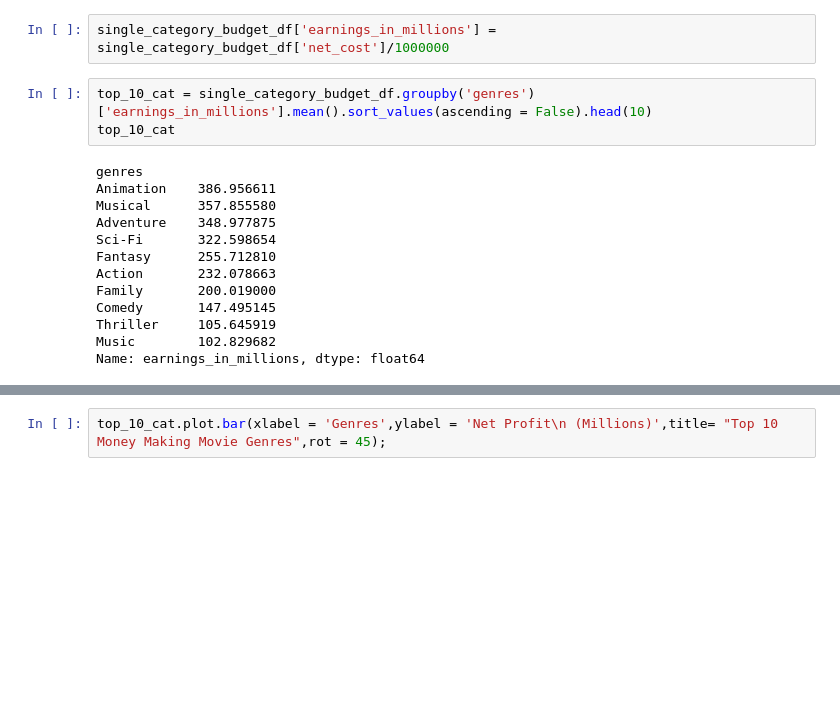
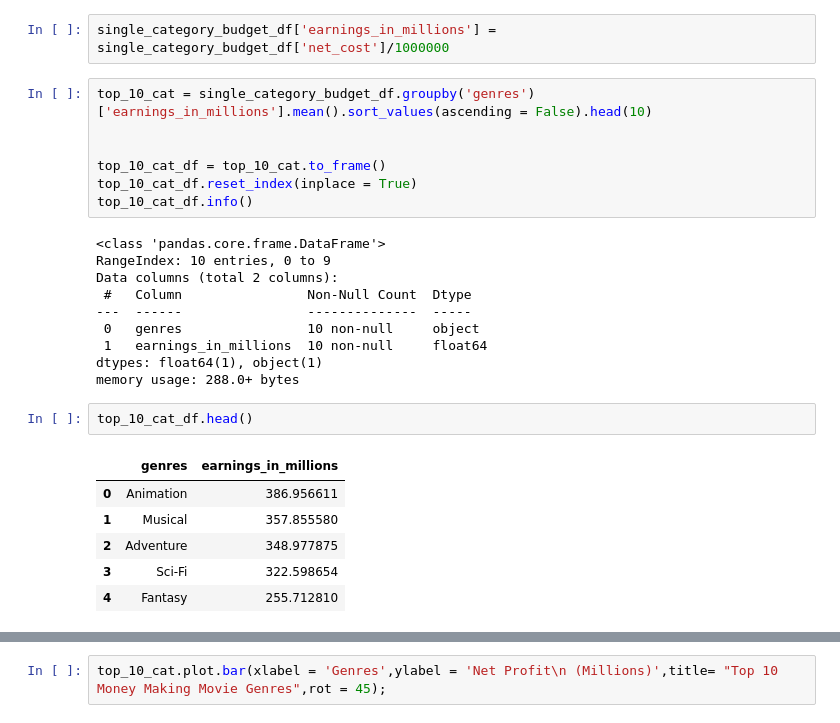
Before and after one commit to iansharff/microsoft_movies, a Jupyter notebook: individuals/eddie/Lin_E_data.ipynb, the cells around one changed output, grey strips where cells are left out. Drawn from its saved outputs; the diff is of its cells as text; blank space fills up the shorter version.

```diff
--- a/individuals/eddie/Lin_E_data.ipynb
+++ b/individuals/eddie/Lin_E_data.ipynb
@@ -143,17 +145,27 @@ single_category_budget_df.groupby('genres').count()
 single_category_budget_df['earnings_in_millions'] = single_category_budget_df['net_cost']/1000000
 # %%
 top_10_cat = single_category_budget_df.groupby('genres')['earnings_in_millions'].mean().sort_values(ascending = False).head(10)
-top_10_cat
+
+
+top_10_cat_df = top_10_cat.to_frame()
+top_10_cat_df.reset_index(inplace = True)
+top_10_cat_df.info()
 # %% [output]
-genres
-Animation    386.956611
-Musical      357.855580
-Adventure    348.977875
-Sci-Fi       322.598654
-Fantasy      255.712810
-Action       232.078663
-Family       200.019000
-Comedy       147.495145
-Thriller     105.645919
-Music        102.829682
-Name: earnings_in_millions, dtype: float64
+<class 'pandas.core.frame.DataFrame'>
+RangeIndex: 10 entries, 0 to 9
+Data columns (total 2 columns):
+ #   Column                Non-Null Count  Dtype
+---  ------                --------------  -----
+ 0   genres                10 non-null     object
+ 1   earnings_in_millions  10 non-null     float64
+dtypes: float64(1), object(1)
+memory usage: 288.0+ bytes
+# %%
+top_10_cat_df.head()
+# %% [output]
+|  | genres | earnings_in_millions |
+| 0 | Animation | 386.956611 |
+| 1 | Musical | 357.855580 |
+| 2 | Adventure | 348.977875 |
+| 3 | Sci-Fi | 322.598654 |
+| 4 | Fantasy | 255.712810 |
```
Also changed, not shown: parts of 6 cells of this notebook, 3 other files.
